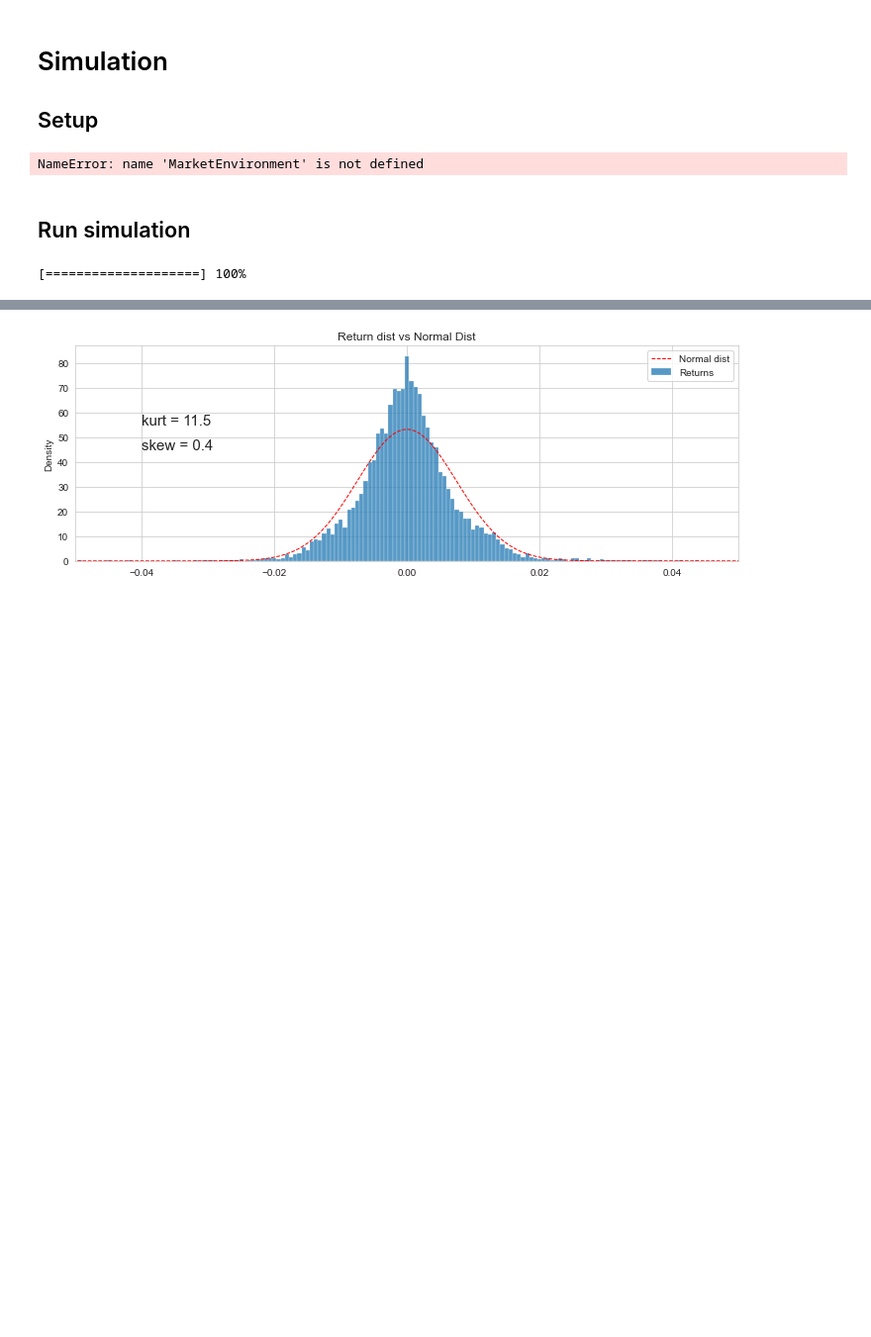
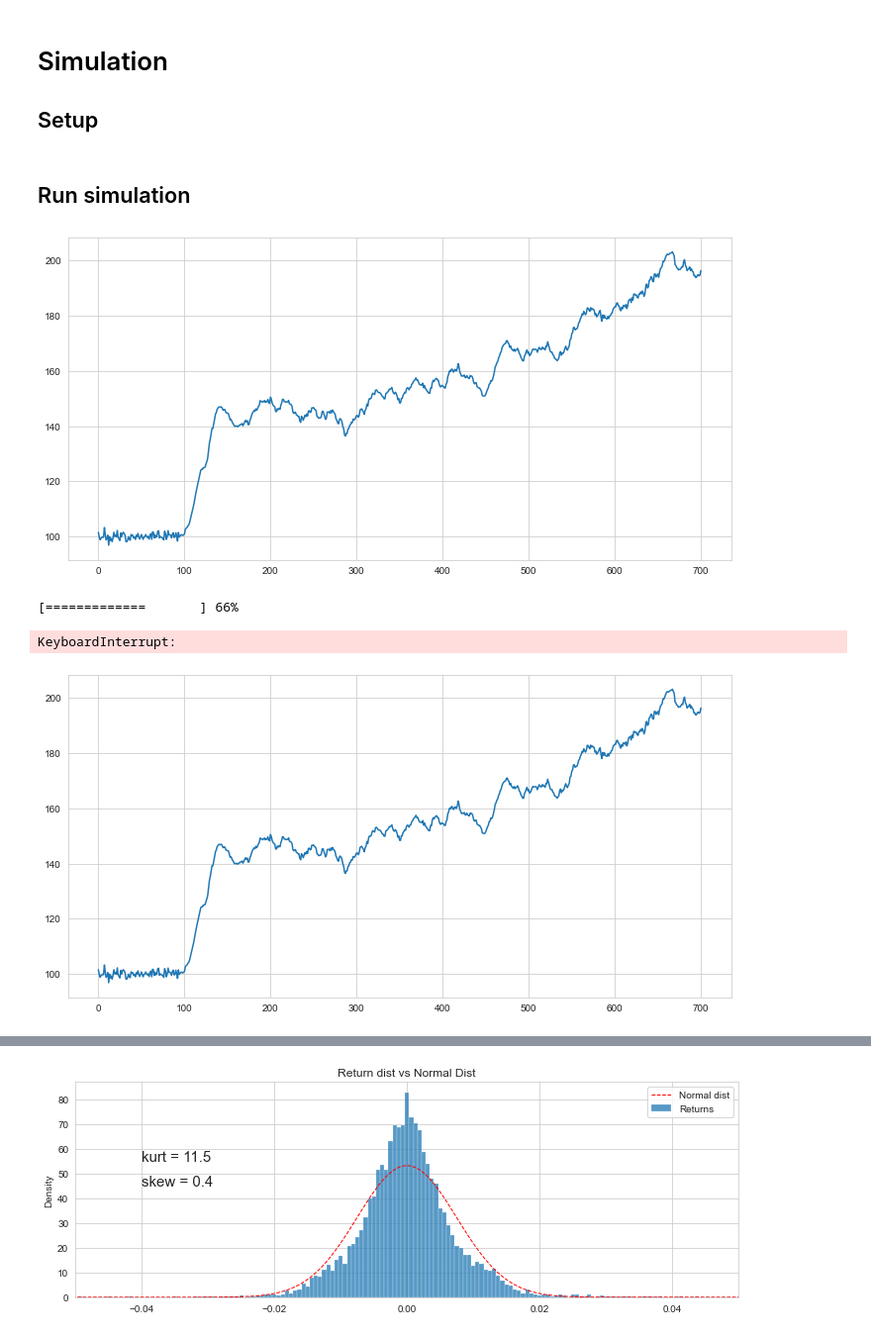
Before and after one commit to victoremil1996/rl_for_trading, a Jupyter notebook: notebooks/market_simulation_main.ipynb, the cells around one changed output, grey strips where cells are left out. Shown at 99% size. Saved outputs shown, nothing was run; the diff lists cells and outputs as text; code cells hidden in the pictures; blank space fills up the shorter version.

```diff
--- a/notebooks/market_simulation_main.ipynb
+++ b/notebooks/market_simulation_main.ipynb
@@ -51,7 +48,7 @@ ModuleNotFoundError: No module named 'keras_preprocessing'
 # %%
 # Declare parameters
 n_random_agents = 10
-n_investor_agents = 0
+n_investor_agents = 1
 n_trend_agents = 5
 n_mm_agents = 20
 n_rl_agents = 0
@@ -105,43 +102,53 @@ agents = [item for sublist in agents for item in sublist]
 # Initialize agents
 for j in range(n_agents):
         agents[j].update(state0)
-# %% [output]
-NameError: name 'MarketEnvironment' is not defined
 # %% [markdown]
 ## Run simulation
 # %%
-#fig, ax = plt.subplots(figsize = (12, 6))
-#plot_data = pd.DataFrame({"time": None, "pnl": None, "agent_id": None}, index = [0])
 time_periods = 1000
 rl_profit = []
+market_prices = []
+
+fig, ax = plt.subplots(figsize = (12, 6))
+
+
 for time in range(time_periods):
 
     agents, state = env.step(agents)
-#     if time % 100 == 0:
-#         print("Investor Position", agents[0].position)
-#         print("Investor Buy Volume", agents[0].buy_volume)
-    #agents[-1].calculate_profit_and_loss(state)
-    #rl_profit.append(agents[-1].pnl)
-    #agents[-1].update_q_mat(state)
-    #agents[n_agents-1].create_state_space(state)
 
     for j in range(n_agents):
         agents[j].update(state)
 
-    # create_state_space
 
+    ########################################
+    # PRINT RUNTIME
+    ########################################
 
     j = (time + 1) / time_periods
     sys.stdout.write('\r')
     sys.stdout.write("[%-20s] %d%%" % ('='*int(20*j), 100*j))
     sys.stdout.flush()
-        #agents[j].calculate_profit_and_loss(state)
-        #ax.scatter(time, agents[j].pnl)
+
+    #########################################
+    # UPDATE PLOTS
+    #########################################
+
+    if time % 100 == 0:
+        clear_output()
+        ax.cla()
+        ax.plot(state["market_prices"])
+        display(fig)
+        #print("Investor Position", agents[0].position)
+        #print("Investor Buy Volume", agents[0].buy_volume)
+
 
 #save_state_space
 #agents[n_agents - 1].save_state_space()
 # %% [output]
+[figure, added]
-[====================] 100%
+[=============       ] 66%
+KeyboardInterrupt:
+[figure, added]
 # %%
 mp = pd.DataFrame(state['market_prices'])
 returns = mp / mp.shift(1)  - 1
```
Also changed, not shown: parts of 2 cells of this notebook, 1 other file.
